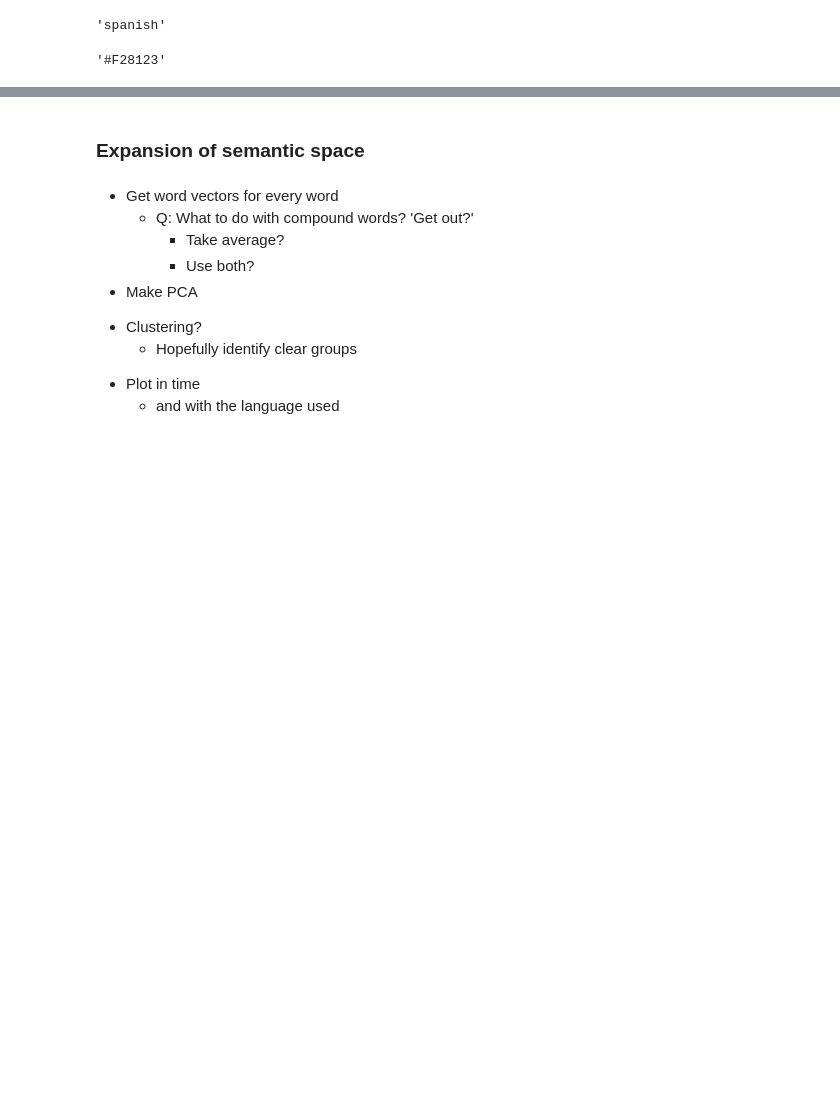
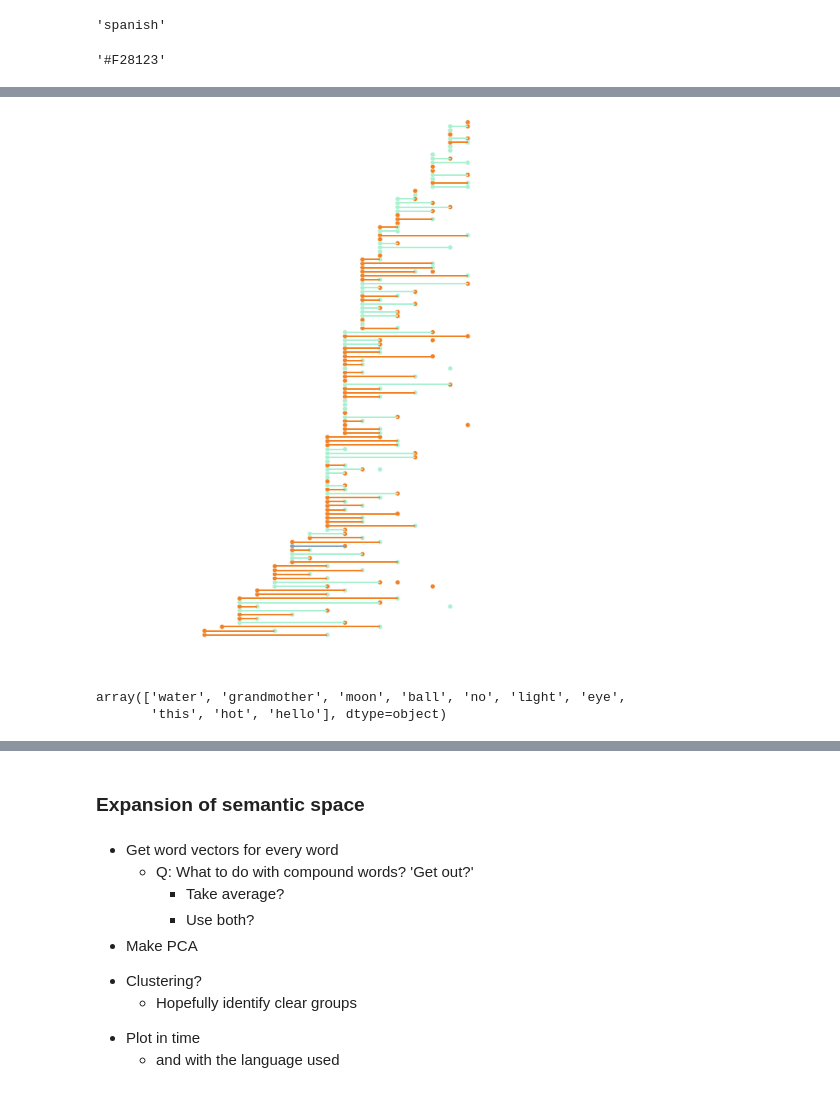
Before and after one commit to pga99/First_words, a Jupyter notebook: notebooks/Languages_Analysis.ipynb, the cells around one changed output, grey strips where cells are left out. Drawn from its saved outputs; the diff is of its cells as text; code cells hidden in the pictures; blank space fills up the shorter version.

```diff
--- a/notebooks/Languages_Analysis.ipynb
+++ b/notebooks/Languages_Analysis.ipynb
@@ -175,0 +176,51 @@ plt.savefig('concepts_first_language.png')
+# %%
+import numpy as np
+import matplotlib.pyplot as plt
+
+fig = plt.figure(figsize = (7,10))
+ax = sns.scatterplot(data = duplicated_concepts,
+               x = 'Leo_months',
+               y = 'order',
+               hue = 'language',
+               palette = colors,
+               legend = False)
+
+major_ticks = np.arange(1, 130, 1)
+
+ax.set_ylim(0, 128)
+ax.set_yticks(major_ticks)
+ax.set_yticklabels(concepts)
+ax.set_ylabel("")
+ax.set_xlabel("Kid's months")
+
+# And a corresponding grid
+#ax.grid(which='major', axis = 'y')
+sns.despine()
+
+word = 'water'
+for word in concepts:
+    y = duplicated_concepts.loc[duplicated_concepts.en_word == word].reset_index().iloc[0].order
+    x_start = duplicated_concepts.loc[duplicated_concepts.en_word == word].reset_index().iloc[0].Leo_months
+    x_end = duplicated_concepts.loc[duplicated_concepts.en_word == word].reset_index().iloc[1].Leo_months
+    color = colors_dic[duplicated_concepts.loc[duplicated_concepts.en_word == word].reset_index().iloc[0].language]
+    ax.hlines(y, x_start, x_end, color, linewidth=2)
+
+ax.tick_params(axis='both', which='major', labelsize=14)
+ax.set_xticks(np.arange(10,27,1))
+ax.xaxis.label.set_color('white')
+ax.yaxis.label.set_color('white')
+ax.spines['bottom'].set_color('white')
+ax.spines['left'].set_color('white')
+ax.spines['left'].set_linewidth(2)
+ax.spines['bottom'].set_linewidth(2)
+ax.tick_params(axis='x', colors='white', width=2)
+ax.tick_params(axis='y', colors='white', width=2)
+plt.tight_layout()
+plt.savefig('concepts_first_language_presentation.png',transparent=True)
+# %% [output]
+[figure, added]
+# %%
+concepts[0:10]
+# %% [output]
+array(['water', 'grandmother', 'moon', 'ball', 'no', 'light', 'eye',
+       'this', 'hot', 'hello'], dtype=object)
```
Also changed, not shown: parts of 64 cells of this notebook, 29 other files.
